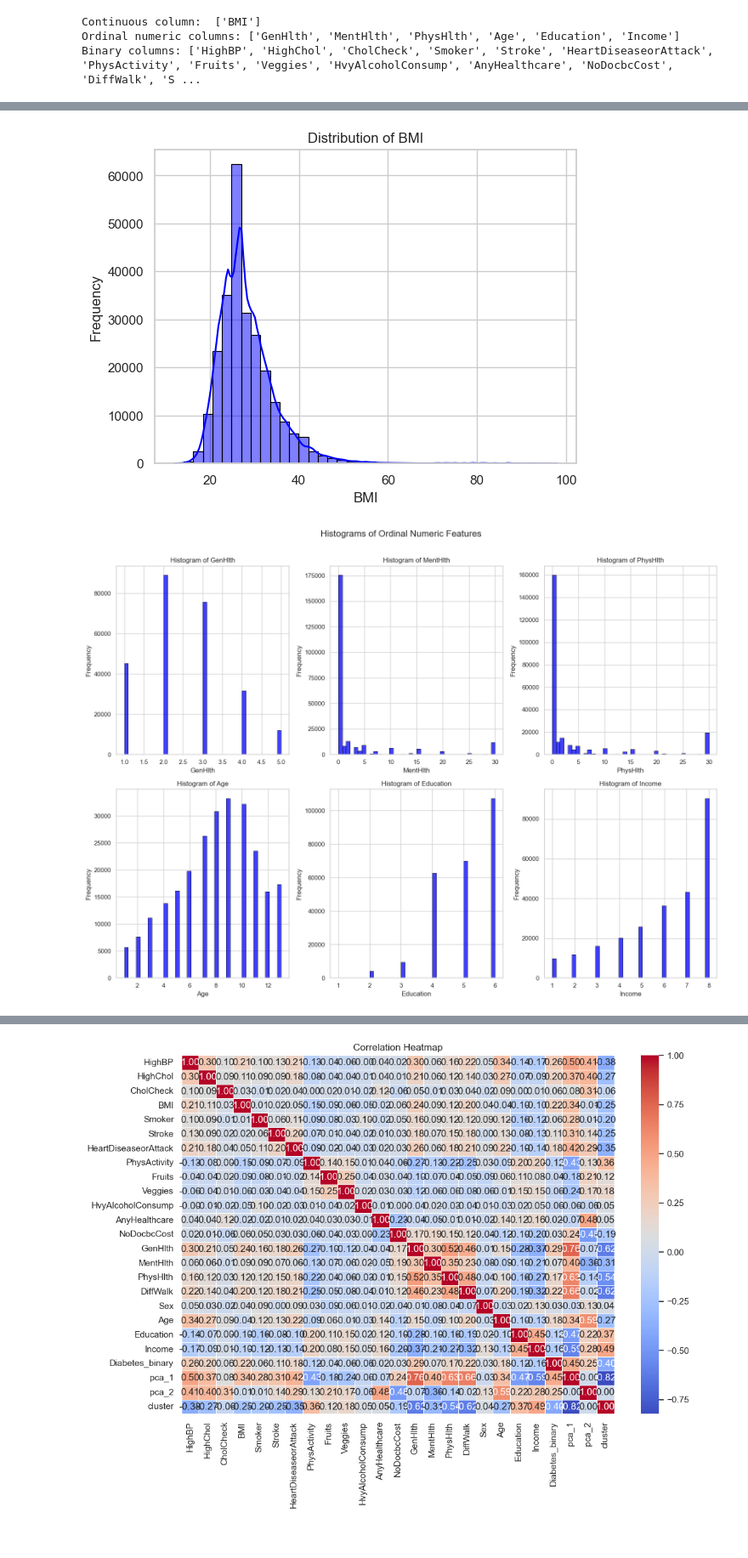
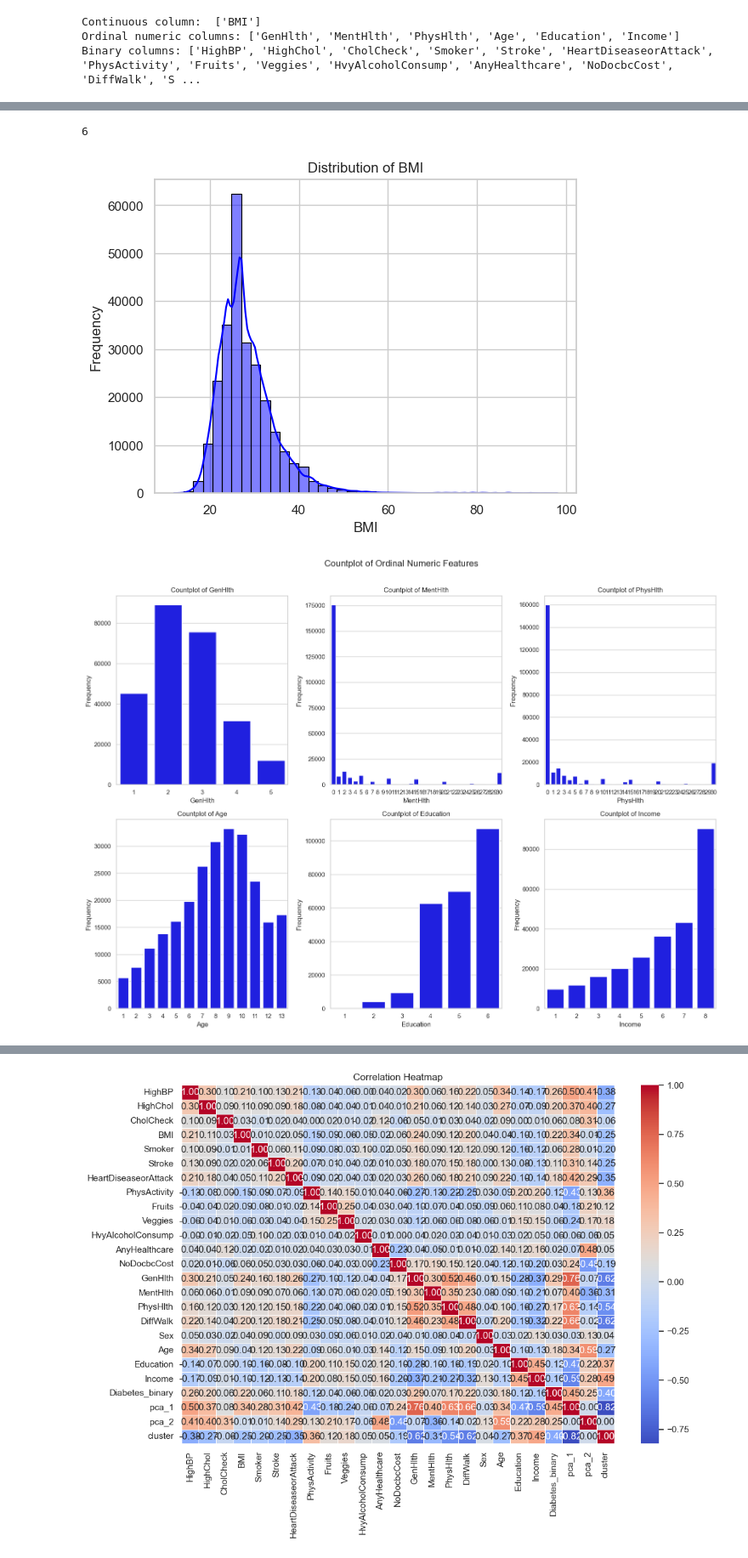
Before and after one commit to cassidygorsky/5243_FinalProject_Team13, a Jupyter notebook: applied_data_science_final_project.ipynb, the cells around one changed output, grey strips where cells are left out. Shown at 85% size. Drawn from its saved outputs; the diff is of its cells as text; code cells hidden in the pictures.

```diff
--- a/applied_data_science_final_project.ipynb
+++ b/applied_data_science_final_project.ipynb
@@ -366,6 +385,10 @@ Summary statistics for ordinal numeric columns:
 50%         5.000000       7.000000
 75%         6.000000       8.000000
 max         6.000000       8.000000
+# %%
+len(ordinal_numeric_cols)
+# %% [output]
+6
 # %%
 # Histograms for continuous numerical variables
 sns.histplot(df['BMI'], bins=40, kde=True, edgecolor='black',color='blue')
@@ -373,40 +396,45 @@ plt.title('Distribution of BMI')
 plt.ylabel("Frequency")
 plt.show()
 
+#sns.countplot(x='GenHlth', data=df,color='blue')
+#plt.title('General Health Distribution')
+#plt.show()
 #Bar plots for ordinal numeric variables
+# Bar plots for ordinal numeric variables
 fig, axes = plt.subplots(nrows=2, ncols=3, figsize=(16, 12))
-axes = axes.flatten() # Flatten the axes array for easy iteration
+axes = axes.flatten()
 
 for i, col in enumerate(ordinal_numeric_cols):
-    sns.histplot(df[col], bins=40,  ax=axes[i], edgecolor='black',color='blue')
-    axes[i].set_title(f"Histogram of {col}")
+    sns.countplot(x=col, data=df, ax=axes[i], color='blue')
+    axes[i].set_title(f"Countplot of {col}")
     axes[i].set_xlabel(col)
     axes[i].set_ylabel("Frequency")
 
+# Remove unused subplots if any
 for j in range(i + 1, len(axes)):
     fig.delaxes(axes[j])
 
-plt.suptitle("Histograms of Ordinal Numeric Features", fontsize=16)
+plt.suptitle("Countplot of Ordinal Numeric Features", fontsize=16)
 plt.tight_layout(rect=[0, 0, 1, 0.97])
 plt.show()
 
 # Bar plots for binary variables
 fig, axes = plt.subplots(nrows=4, ncols=4, figsize=(16, 15))
 axes = axes.flatten() # Flatten the axes array for easy iteration
 
 for i, col in enumerate(binary_cols):
     sns.histplot(df[col],   ax=axes[i], edgecolor='black',color='blue')
     axes[i].set_title(f"Histogram of {col}")
     axes[i].set_xlabel(col)
     axes[i].set_ylabel("Frequency")
 
 for j in range(i + 1, len(axes)):
     fig.delaxes(axes[j])
 
 plt.suptitle("Histograms of Binary Features", fontsize=16)
 plt.tight_layout(rect=[0, 0, 1, 0.97])
 plt.show()
 # %% [output]
 [figure]
-[figure, old version]
+[figure, new version]
 [figure]
```
Also changed, not shown: parts of 5 cells of this notebook.
